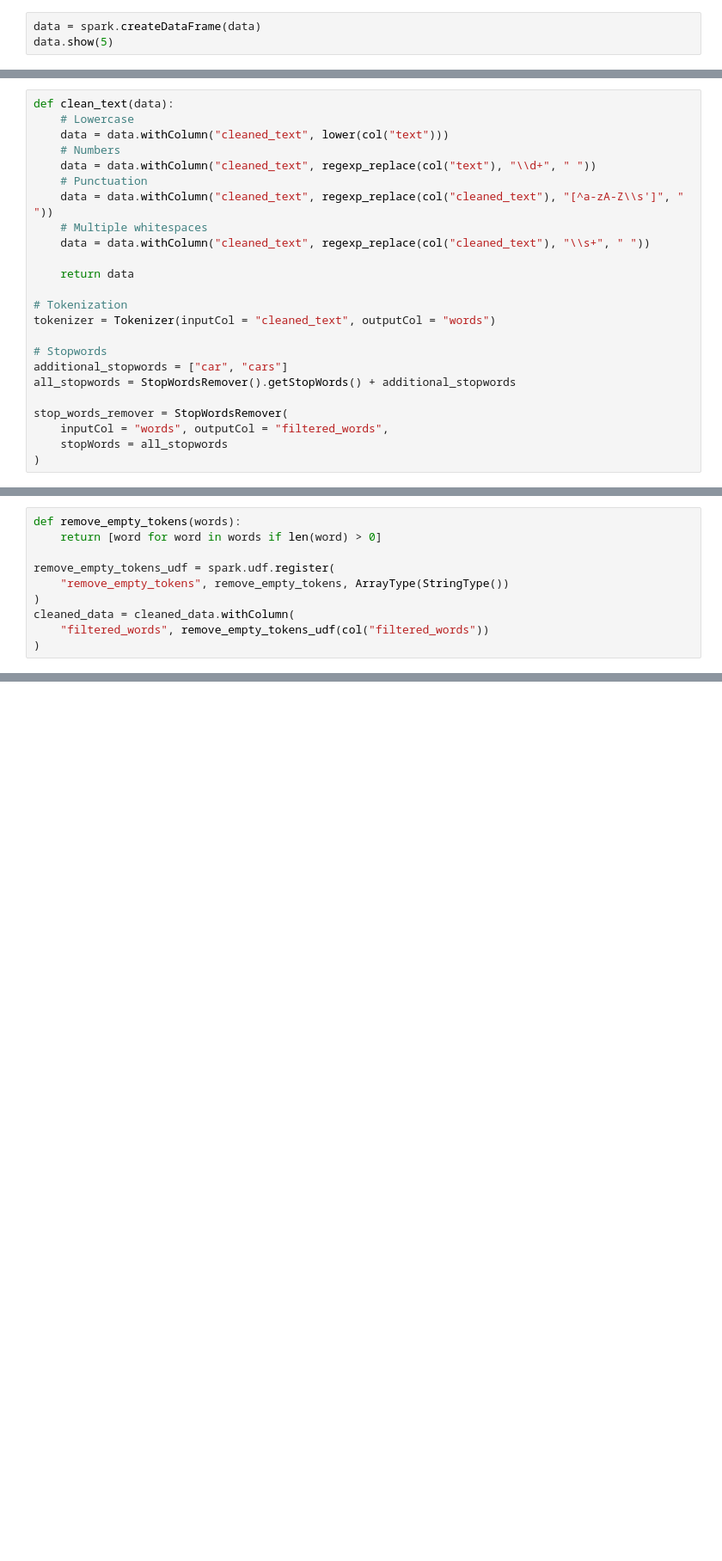
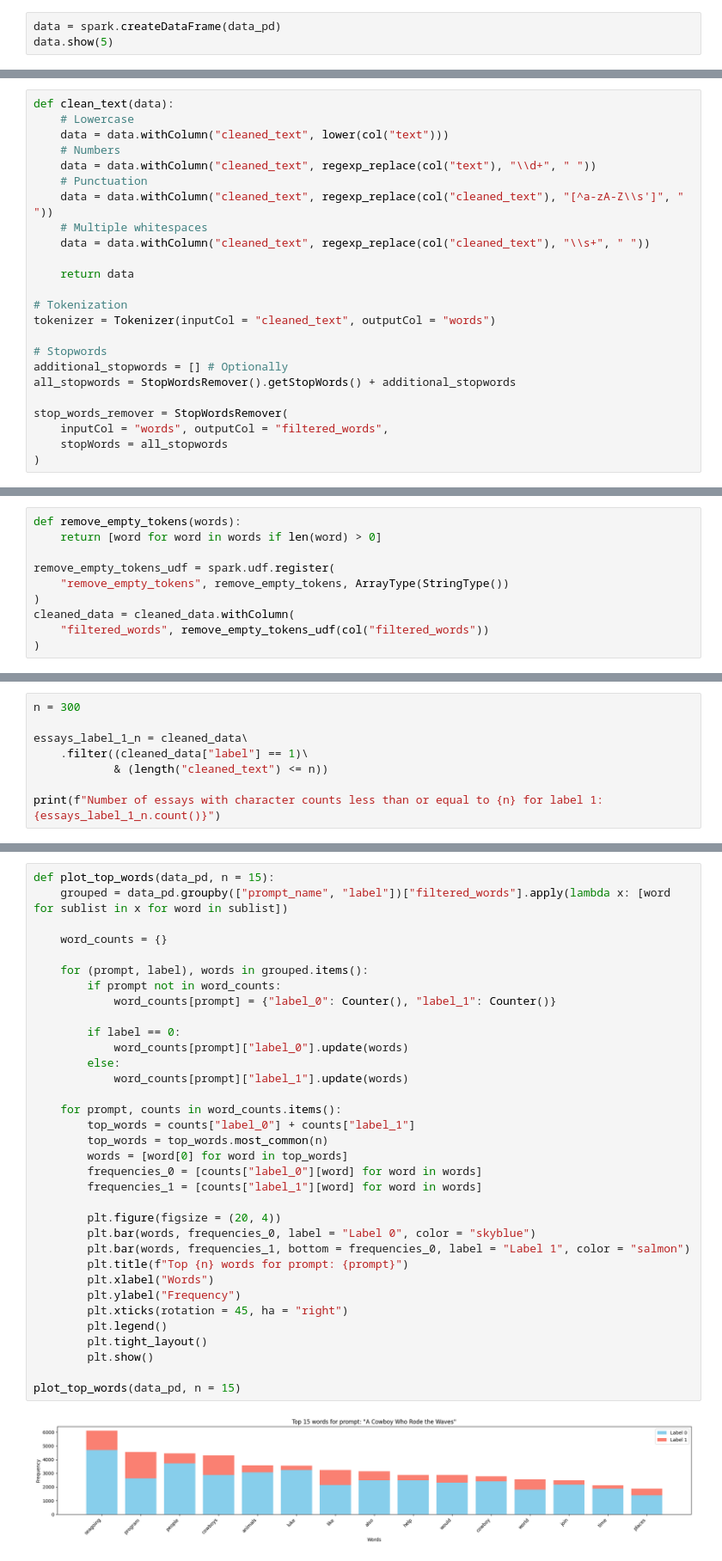
Before and after one commit to nathaIie/little_projects, a Jupyter notebook: llm_ninja.ipynb, the cells around one changed output, grey strips where cells are left out. Shown at 86% size. Cells and saved outputs as stored; diff of their text form; blank space fills up the shorter version.

```diff
--- a/llm_ninja.ipynb
+++ b/llm_ninja.ipynb
@@ -121,5 +151,5 @@ data = pd.read_csv(path)
 # %%
-data = spark.createDataFrame(data)
+data = spark.createDataFrame(data_pd)
 data.show(5)
 # %% [output]
 +--------------------+-----+------------------+---------------+-------------+
@@ -308,7 +314,7 @@ def clean_text(data):
 tokenizer = Tokenizer(inputCol = "cleaned_text", outputCol = "words")
 
 # Stopwords
-additional_stopwords = ["car", "cars"]
+additional_stopwords = [] # Optionally
 all_stopwords = StopWordsRemover().getStopWords() + additional_stopwords
 
 stop_words_remover = StopWordsRemover(
@@ -405,0 +498,8 @@ Top words for label 1:
+# %%
+n = 300
+
+essays_label_1_n = cleaned_data\
+    .filter((cleaned_data["label"] == 1)\
+            & (length("cleaned_text") <= n))
+
+print(f"Number of essays with character counts less than or equal to {n} for label 1: {essays_label_1_n.count()}")
@@ -405,0 +604,36 @@ Top words for label 1:
+# %%
+def plot_top_words(data_pd, n = 15):
+    grouped = data_pd.groupby(["prompt_name", "label"])["filtered_words"].apply(lambda x: [word for sublist in x for word in sublist])
+
+    word_counts = {}
+
+    for (prompt, label), words in grouped.items():
+        if prompt not in word_counts:
+            word_counts[prompt] = {"label_0": Counter(), "label_1": Counter()}
+
+        if label == 0:
+            word_counts[prompt]["label_0"].update(words)
+        else:
+            word_counts[prompt]["label_1"].update(words)
+
+    for prompt, counts in word_counts.items():
+        top_words = counts["label_0"] + counts["label_1"]
+        top_words = top_words.most_common(n)
+        words = [word[0] for word in top_words]
+        frequencies_0 = [counts["label_0"][word] for word in words]
+        frequencies_1 = [counts["label_1"][word] for word in words]
+
+        plt.figure(figsize = (20, 4))
+        plt.bar(words, frequencies_0, label = "Label 0", color = "skyblue")
+        plt.bar(words, frequencies_1, bottom = frequencies_0, label = "Label 1", color = "salmon")
+        plt.title(f"Top {n} words for prompt: {prompt}")
+        plt.xlabel("Words")
+        plt.ylabel("Frequency")
+        plt.xticks(rotation = 45, ha = "right")
+        plt.legend()
+        plt.tight_layout()
+        plt.show()
+
+plot_top_words(data_pd, n = 15)
+# %% [output]
+[figure, added]
```
Also changed, not shown: parts of 69 cells of this notebook.
